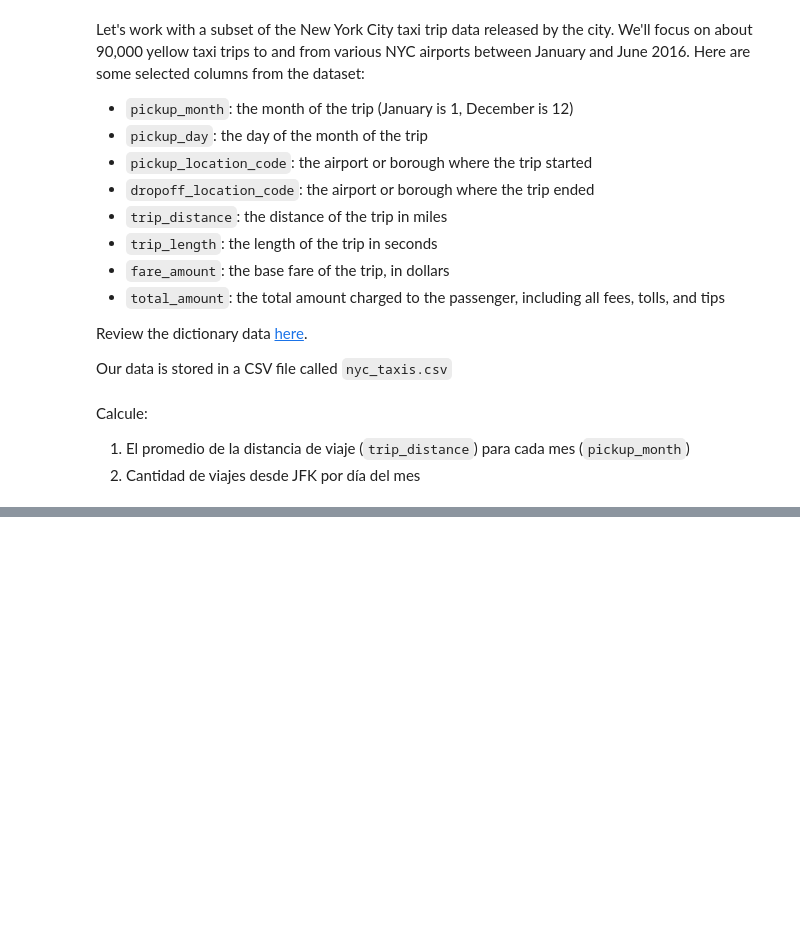
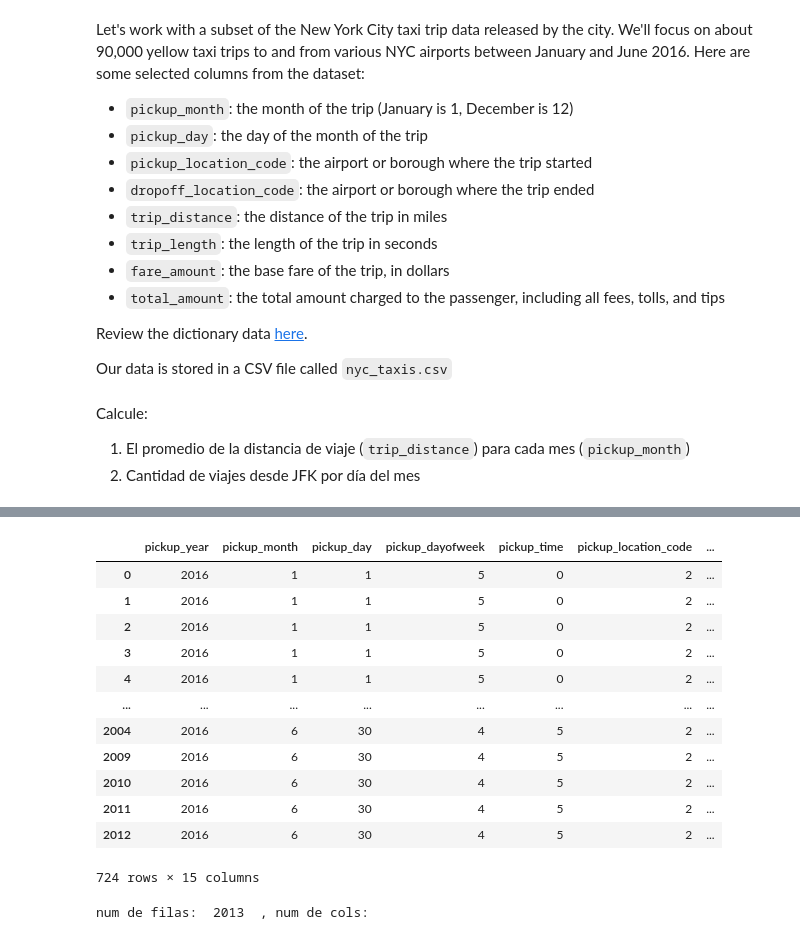
Before and after one commit to qlab-intro-python/qlab-intro-python-ccss-tarea-1-tarea_plantilla, a Jupyter notebook: tarea_1.ipynb, the cells around one changed output, grey strips where cells are left out. Drawn from its saved outputs; the diff is of its cells as text; code cells hidden in the pictures; blank space fills up the shorter version.

```diff
--- a/tarea_1.ipynb
+++ b/tarea_1.ipynb
@@ -226,0 +280,19 @@ Calcule:
+# %%
+#   FILTRANDO POR VIAJESDESDE JFK - Son equivalentes
+
+dft_taxi.loc[ dft_taxi.pickup_location_code == 2]
+dft_taxi.loc[ dft_taxi.pickup_location_code == 2, : ] #todas las columnas son con 2 puntitos
+# %% [output]
+|  | pickup_year | pickup_month | pickup_day | pickup_dayofweek | pickup_time | pickup_location_code | ... |
+| 0 | 2016 | 1 | 1 | 5 | 0 | 2 | ... |
+| 1 | 2016 | 1 | 1 | 5 | 0 | 2 | ... |
+| 2 | 2016 | 1 | 1 | 5 | 0 | 2 | ... |
+| 3 | 2016 | 1 | 1 | 5 | 0 | 2 | ... |
+| 4 | 2016 | 1 | 1 | 5 | 0 | 2 | ... |
+| ... | ... | ... | ... | ... | ... | ... | ... |
+| 2004 | 2016 | 6 | 30 | 4 | 5 | 2 | ... |
+| 2009 | 2016 | 6 | 30 | 4 | 5 | 2 | ... |
+| 2010 | 2016 | 6 | 30 | 4 | 5 | 2 | ... |
+| 2011 | 2016 | 6 | 30 | 4 | 5 | 2 | ... |
+| 2012 | 2016 | 6 | 30 | 4 | 5 | 2 | ... |
+724 rows × 15 columns
@@ -226,0 +302,8 @@ Calcule:
+# %%
+#LA TAREA
+
+#numero de filas y columnas
+num_filas, num_cols = dft_taxi.shape
+print("num de filas: ", num_filas, " , num de cols: ")
+# %% [output]
+num de filas:  2013  , num de cols:
```
Also changed, not shown: parts of 8 cells of this notebook.
